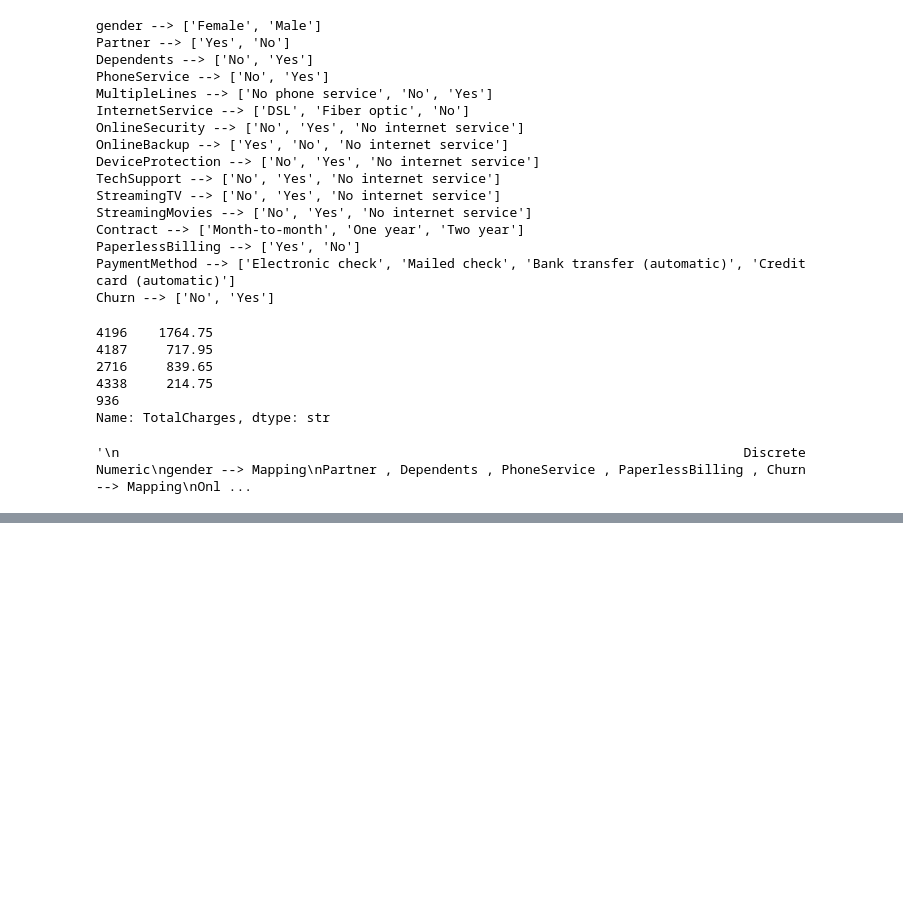
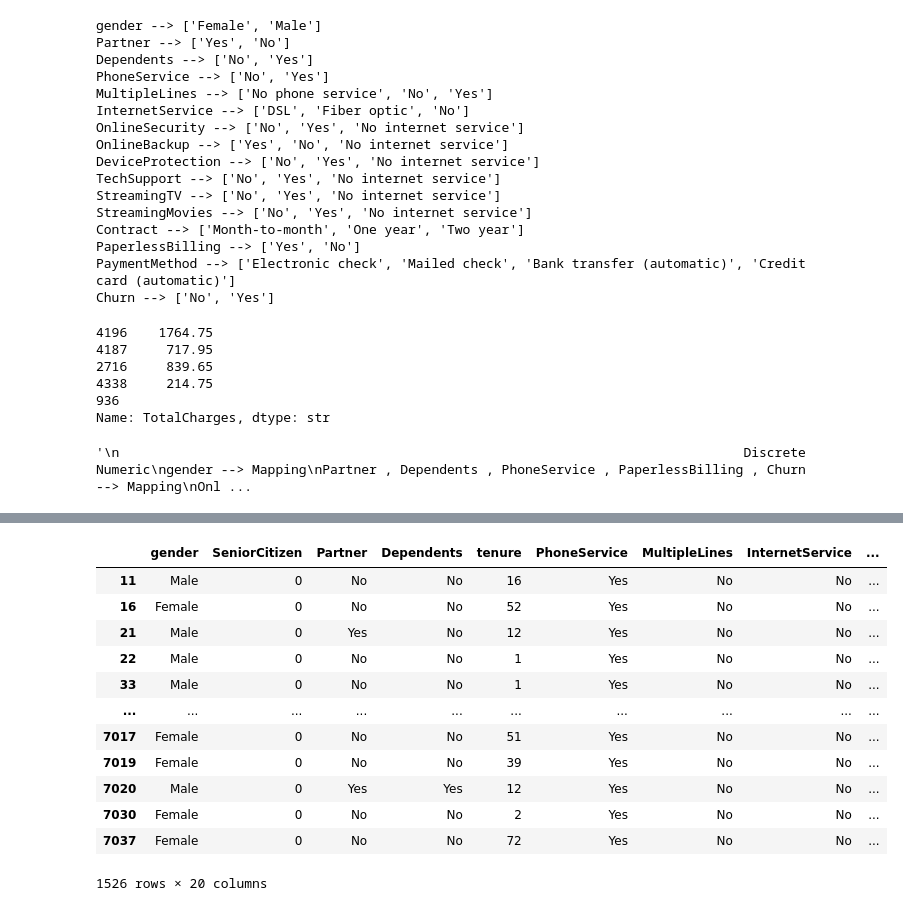
Before and after one commit to AyushDevadiga1/ml-customer-churn-prediction-app, a Jupyter notebook: model_training/train.ipynb, the cells around one changed output, grey strips where cells are left out. Drawn from its saved outputs; the diff is of its cells as text; code cells hidden in the pictures; blank space fills up the shorter version.

```diff
--- a/model_training/train.ipynb
+++ b/model_training/train.ipynb
@@ -370,0 +375,4 @@ TotalCharges --> to_numeric
+# %%
+df['Churn'] = df['Churn'].map({
+                    'Yes':1 , 'No':0
+})
@@ -370,0 +401,16 @@ TotalCharges --> to_numeric
+# %%
+df[df['InternetService'] == 'No']
+# %% [output]
+|  | gender | SeniorCitizen | Partner | Dependents | tenure | PhoneService | MultipleLines | InternetService | ... |
+| 11 | Male | 0 | No | No | 16 | Yes | No | No | ... |
+| 16 | Female | 0 | No | No | 52 | Yes | No | No | ... |
+| 21 | Male | 0 | Yes | No | 12 | Yes | No | No | ... |
+| 22 | Male | 0 | No | No | 1 | Yes | No | No | ... |
+| 33 | Male | 0 | No | No | 1 | Yes | No | No | ... |
+| ... | ... | ... | ... | ... | ... | ... | ... | ... | ... |
+| 7017 | Female | 0 | No | No | 51 | Yes | No | No | ... |
+| 7019 | Female | 0 | No | No | 39 | Yes | No | No | ... |
+| 7020 | Male | 0 | Yes | Yes | 12 | Yes | No | No | ... |
+| 7030 | Female | 0 | No | No | 2 | Yes | No | No | ... |
+| 7037 | Female | 0 | No | No | 72 | Yes | No | No | ... |
+1526 rows × 20 columns
```
Also changed, not shown: parts of 6 cells of this notebook.
